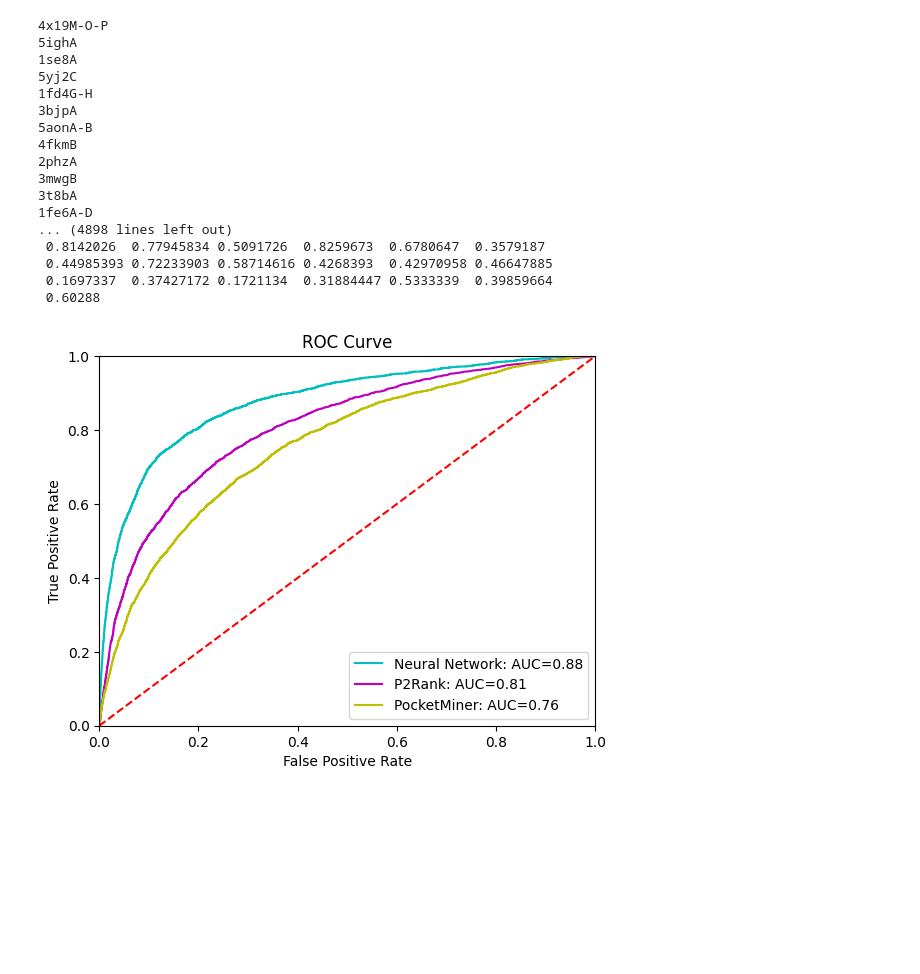
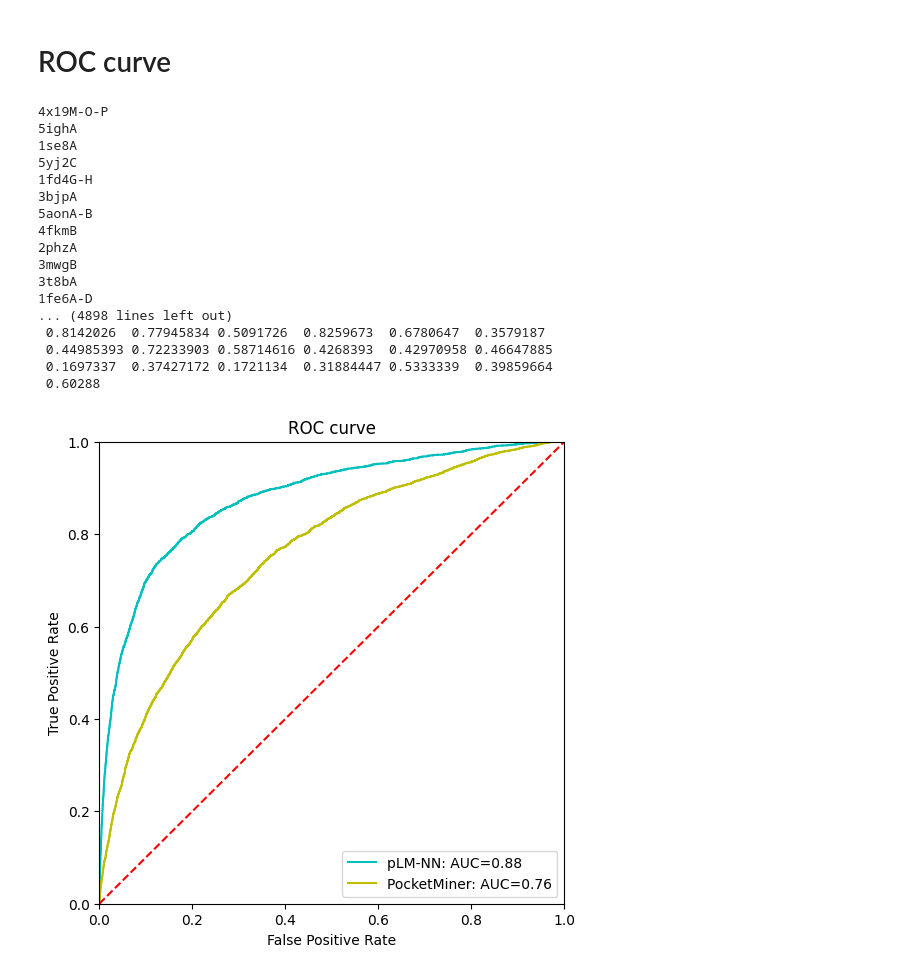
Before and after one commit to skrhakv/CryptoBench, a Jupyter notebook: src/H-prediction-evaluation/roc-curve.ipynb, the cells around one changed output. Drawn from its saved outputs; the diff is of its cells as text; code cells hidden in the pictures; blank space fills up the shorter version.

```diff
--- a/src/H-prediction-evaluation/roc-curve.ipynb
+++ b/src/H-prediction-evaluation/roc-curve.ipynb
@@ -64,7 +64,12 @@ PATH = '/home/vit/Projects/cryptobench/data/H-prediction-evaluation/ahoj-v2/p2ra
 INPUT_PATH = f'{PATH}/p2rank-predictions'
 
 actual_values_p2rank, result_scores_p2rank = read_predictions2(f'{INPUT_PATH}/eval_predict_single-pair-test_apo/cases', f'{INPUT_PATH}/predict_single-pair-test_apo')
+# %% [markdown]
+# ROC curve
 # %%
+# make the plot square, not rectangle
+plt.figure(figsize=(6,6))
+
 # compute ROC curve for NN
 y = np.array([])
 actual = np.array([])
@@ -85,20 +90,20 @@ for filename in os.listdir(NN_PREDICTIONS_DIRECTORY):
 fpr, tpr, threshold = metrics.roc_curve(actual, y)
 roc_auc = metrics.auc(fpr, tpr)
 
-prefix = f'Neural Network: AUC={roc_auc:.2f}'
+prefix = f'pLM-NN: AUC={roc_auc:.2f}'
 color = 'c'
 
 plt.plot(fpr, tpr, label=prefix, color=color)
 
 
 # plot P2Rank results
-fpr, tpr, threshold = metrics.roc_curve(actual_values_p2rank, result_scores_p2rank)
-roc_auc = metrics.auc(fpr, tpr)
-
-prefix = f'P2Rank: AUC={roc_auc:.2f}'
-color = 'm'
-plt.plot(fpr, tpr, label=prefix, color=color)
-
+# fpr, tpr, threshold = metrics.roc_curve(actual_values_p2rank, result_scores_p2rank)
+# roc_auc = metrics.auc(fpr, tpr)
+#
+# prefix = f'P2Rank: AUC={roc_auc:.2f}'
+# color = 'm'
+# plt.plot(fpr, tpr, label=prefix, color=color)
+#
 
 
 # compute ROC curve for PocketMiner
@@ -119,32 +124,32 @@ roc_auc = metrics.auc(fpr, tpr)
 prefix = f'PocketMiner: AUC={roc_auc:.2f}'
 color = 'y'
 plt.plot(fpr, tpr, label=prefix, color=color)
 
 # plot everything
-plt.title('ROC Curve')
+plt.title('ROC curve')
 plt.legend(loc = 'lower right')
 plt.plot([0, 1], [0, 1],'r--')
 plt.xlim([0, 1])
 plt.ylim([0, 1])
 plt.ylabel('True Positive Rate')
 plt.xlabel('False Positive Rate')
 plt.show()
 # %% [output]
 4x19M-O-P
 5ighA
 1se8A
 5yj2C
 1fd4G-H
 3bjpA
 5aonA-B
 4fkmB
 2phzA
 3mwgB
 3t8bA
 1fe6A-D
 ... (4898 lines left out)
  0.8142026  0.77945834 0.5091726  0.8259673  0.6780647  0.3579187
  0.44985393 0.72233903 0.58714616 0.4268393  0.42970958 0.46647885
  0.1697337  0.37427172 0.1721134  0.31884447 0.5333339  0.39859664
  0.60288
-[figure, old version]
+[figure, new version]
```
Also changed, not shown: parts of 2 cells of this notebook, 1 other file.
